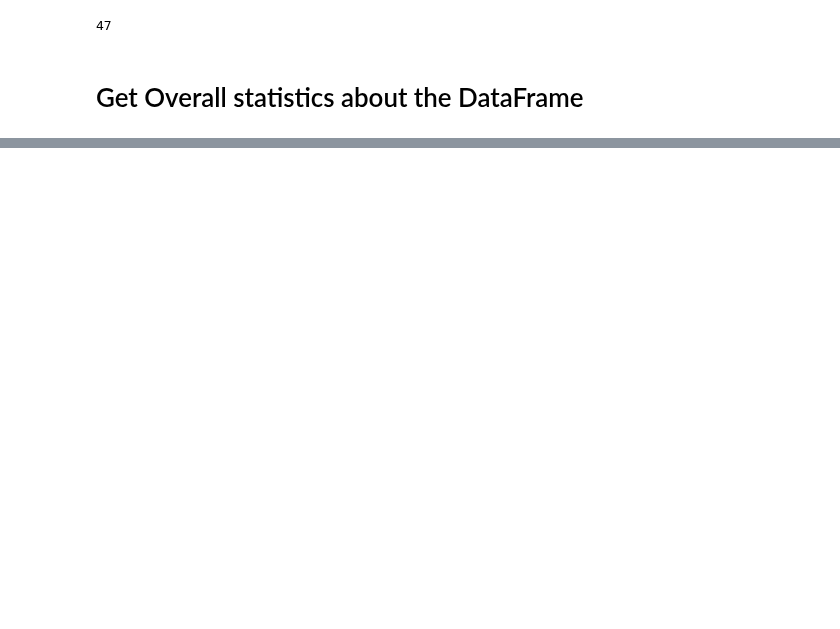
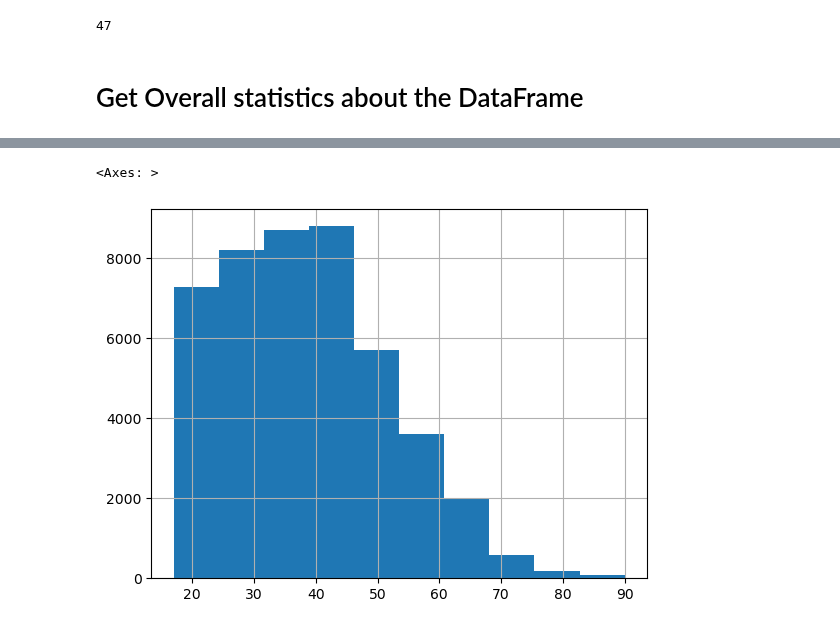
Before and after one commit to Abricos-gt/Data_Science_projects, a Jupyter notebook: Pandas_Project3.ipynb, the cells around one changed output, grey strips where cells are left out. Cells and saved outputs as stored; diff of their text form; code cells hidden in the pictures; blank space fills up the shorter version.

```diff
--- a/Pandas_Project3.ipynb
+++ b/Pandas_Project3.ipynb
@@ -285,0 +292,2 @@ df1.describe(include  = 'all')
+# %%
+df=df1.drop(['educational-num' , 'capital-gain' , 'capital-loss'] , axis = 1)
@@ -285,0 +317,5 @@ df1.describe(include  = 'all')
+# %%
+df['age'].hist()
+# %% [output]
+<Axes: >
+[figure, added]
```
Also changed, not shown: parts of 8 cells of this notebook.
